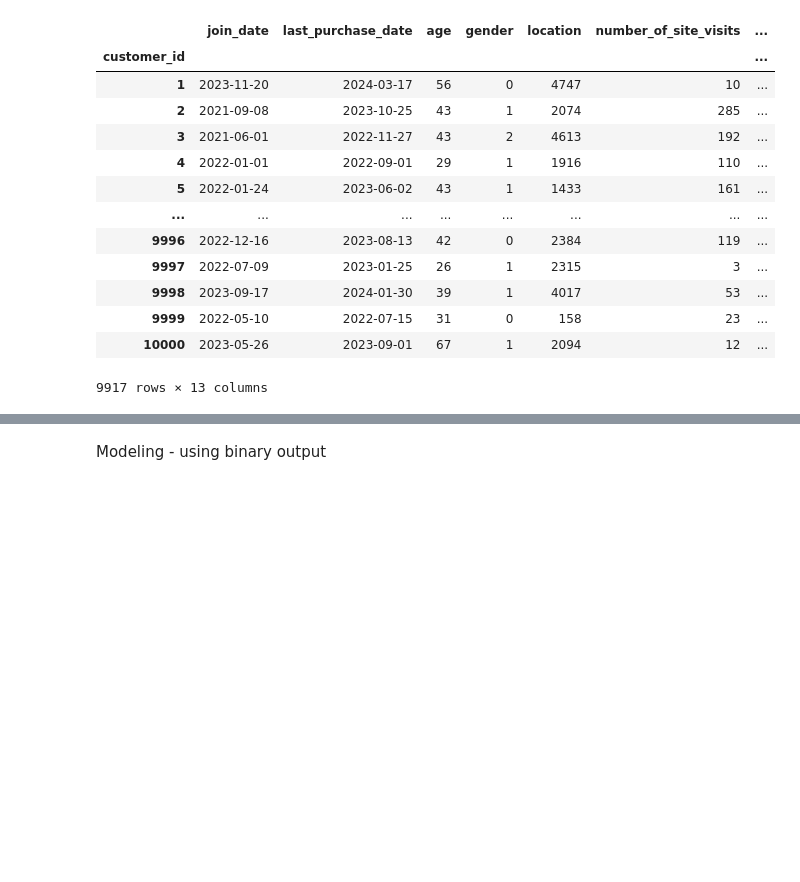
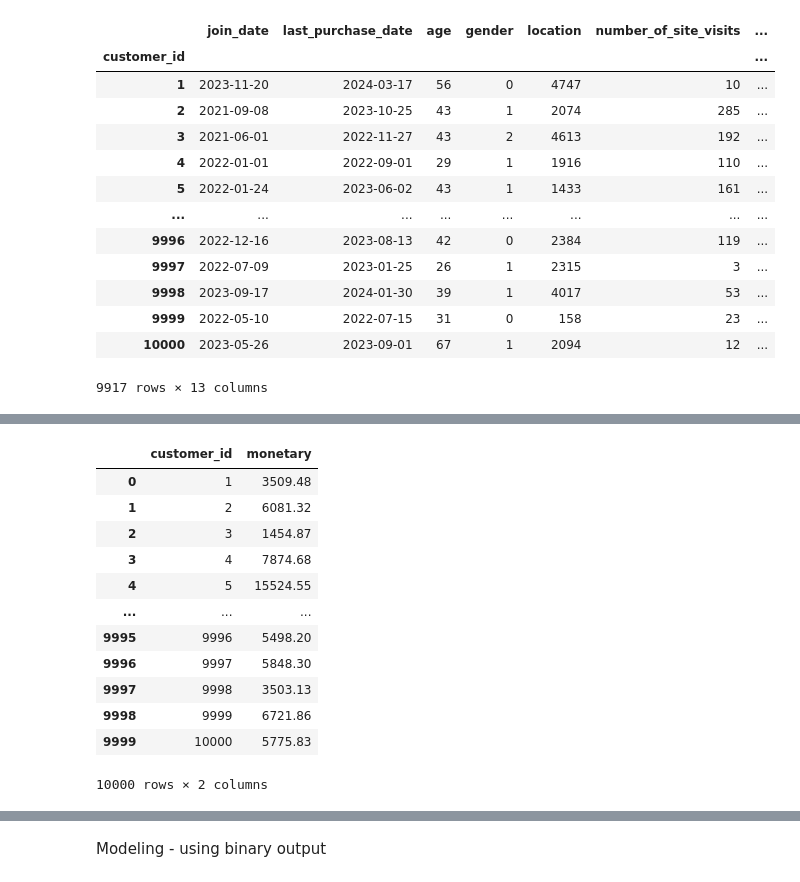
Before and after one commit to qmdismnp/Schulich_DS_MBAN, a Jupyter notebook: v2_assignment2.ipynb, the cells around one changed output, grey strips where cells are left out. Saved outputs shown, nothing was run; the diff lists cells and outputs as text; code cells hidden in the pictures; blank space fills up the shorter version.

```diff
--- a/v2_assignment2.ipynb
+++ b/v2_assignment2.ipynb
@@ -433,0 +470,16 @@ df1.describe()
+# %%
+rfm_monetary
+# %% [output]
+|  | customer_id | monetary |
+| 0 | 1 | 3509.48 |
+| 1 | 2 | 6081.32 |
+| 2 | 3 | 1454.87 |
+| 3 | 4 | 7874.68 |
+| 4 | 5 | 15524.55 |
+| ... | ... | ... |
+| 9995 | 9996 | 5498.20 |
+| 9996 | 9997 | 5848.30 |
+| 9997 | 9998 | 3503.13 |
+| 9998 | 9999 | 6721.86 |
+| 9999 | 10000 | 5775.83 |
+10000 rows × 2 columns
```
Also changed, not shown: parts of 30 cells of this notebook.
